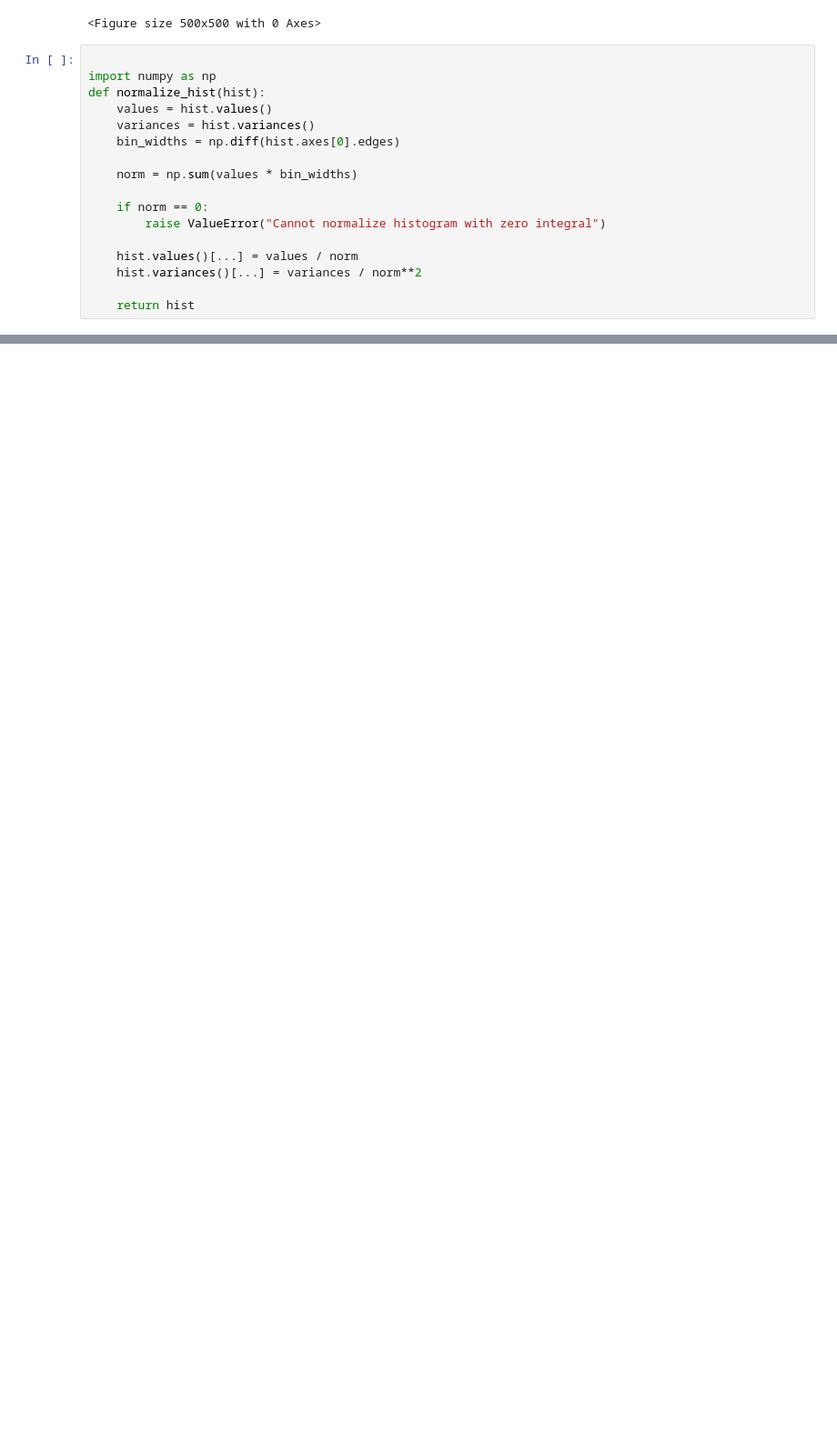
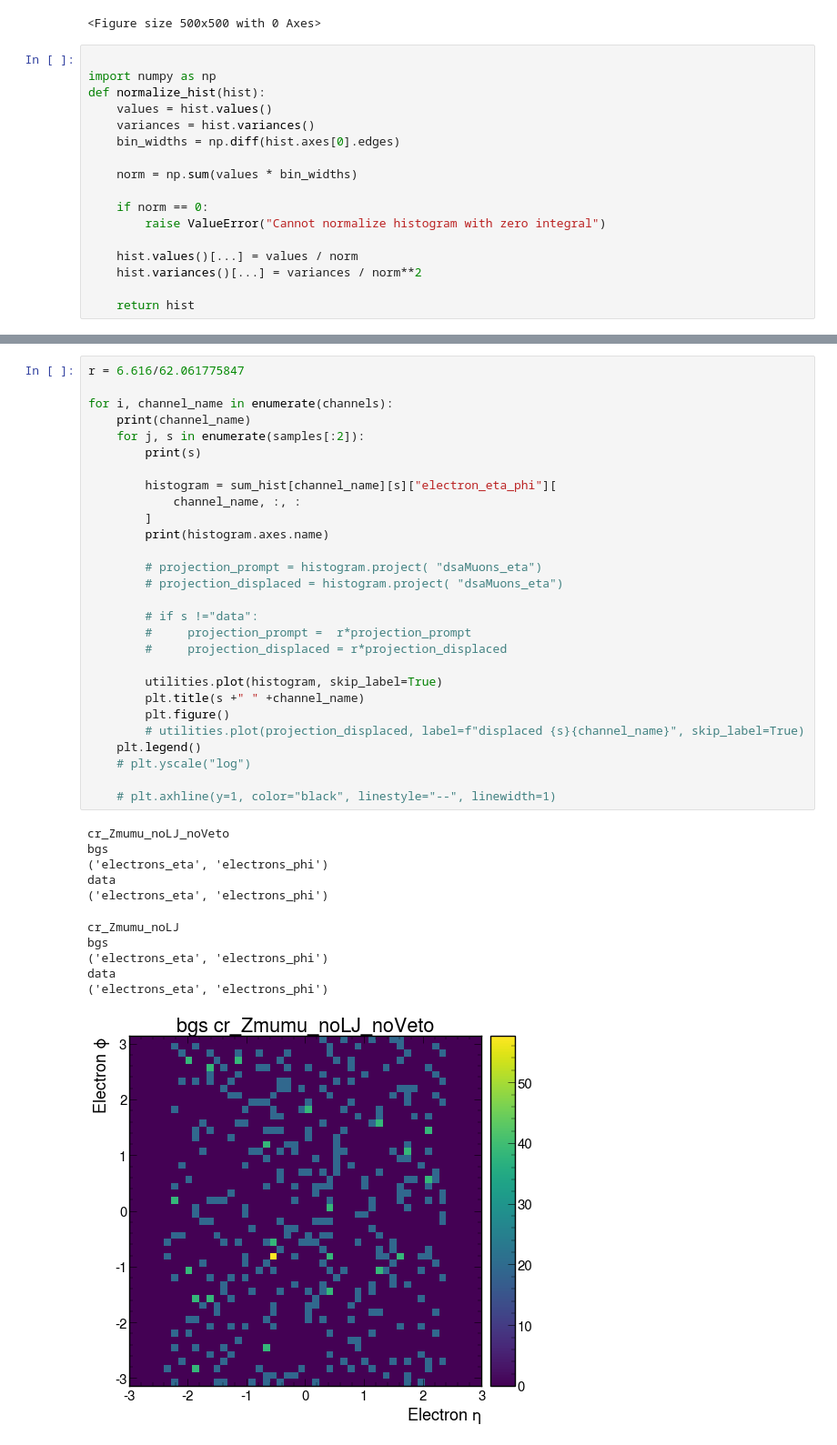
Before and after one commit to mariajose2398/SIDM, a Jupyter notebook: sidm/studies/dy_jets/39_eta_phi_distribution.ipynb, the cells around one changed output, grey strips where cells are left out. Shown at 91% size. Saved outputs shown, nothing was run; the diff lists cells and outputs as text; blank space fills up the shorter version.

```diff
--- a/sidm/studies/dy_jets/39_eta_phi_distribution.ipynb
+++ b/sidm/studies/dy_jets/39_eta_phi_distribution.ipynb
@@ -309,0 +354,40 @@ data
+# %%
+r = 6.616/62.061775847
+
+for i, channel_name in enumerate(channels):
+    print(channel_name)
+    for j, s in enumerate(samples[:2]):
+        print(s)
+
+        histogram = sum_hist[channel_name][s]["electron_eta_phi"][
+            channel_name, :, :
+        ]
+        print(histogram.axes.name)
+
+        # projection_prompt = histogram.project( "dsaMuons_eta")
+        # projection_displaced = histogram.project( "dsaMuons_eta")
+
+        # if s !="data":
+        #     projection_prompt =  r*projection_prompt
+        #     projection_displaced = r*projection_displaced
+
+        utilities.plot(histogram, skip_label=True)
+        plt.title(s +" " +channel_name)
+        plt.figure()
+        # utilities.plot(projection_displaced, label=f"displaced {s}{channel_name}", skip_label=True)
+    plt.legend()
+    # plt.yscale("log")
+
+    # plt.axhline(y=1, color="black", linestyle="--", linewidth=1)
+# %% [output]
+cr_Zmumu_noLJ_noVeto
+bgs
+('electrons_eta', 'electrons_phi')
+data
+('electrons_eta', 'electrons_phi')
+cr_Zmumu_noLJ
+bgs
+('electrons_eta', 'electrons_phi')
+data
+('electrons_eta', 'electrons_phi')
+[figure, added]
```
Also changed, not shown: parts of 9 cells of this notebook.
